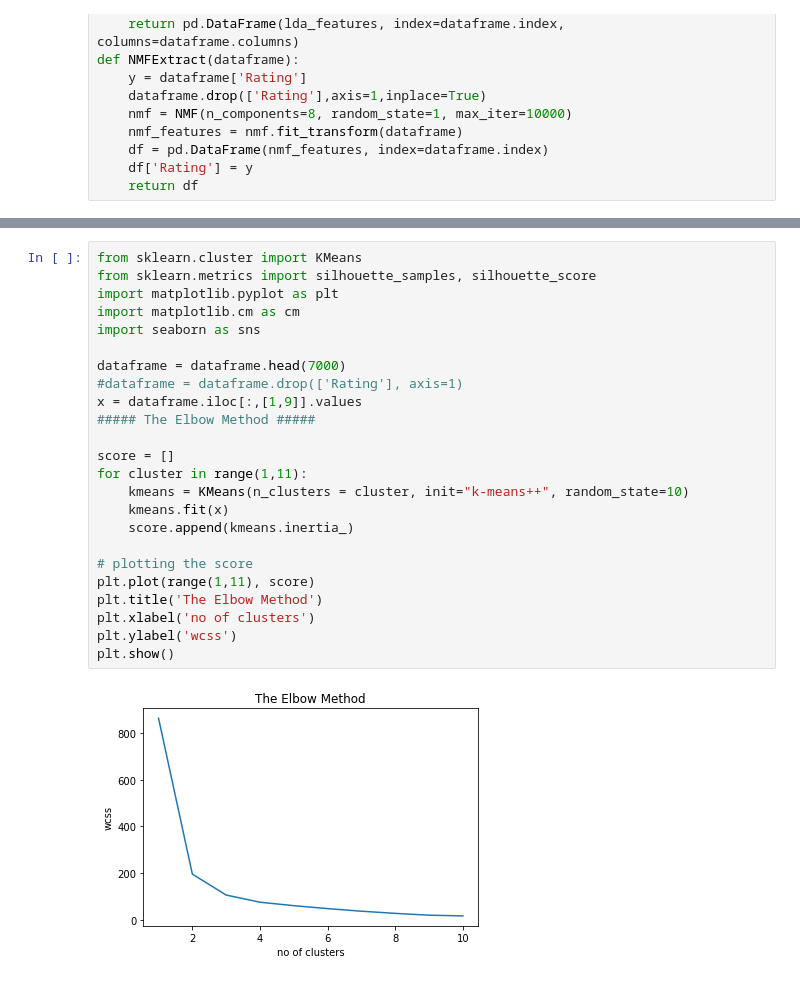
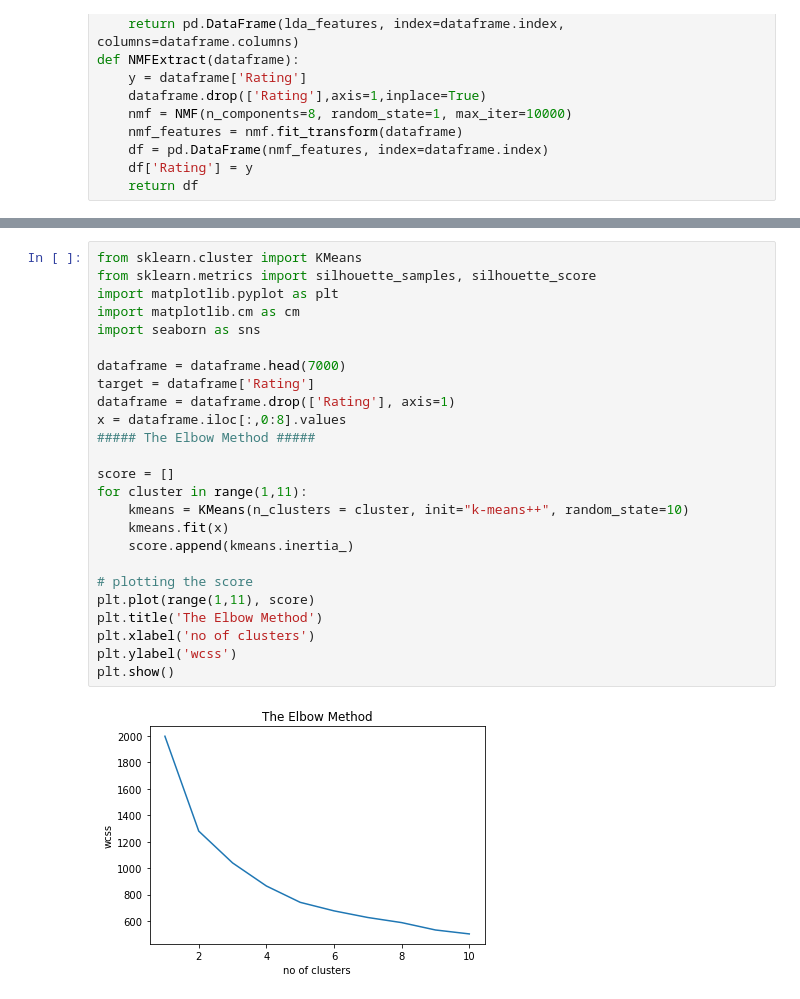
Before and after one commit to mirjanaz200/Play-Store-Clusterization, a Jupyter notebook: PlayStoreClusterization.ipynb, the cells around one changed output, grey strips where cells are left out. Cells and saved outputs as stored; diff of their text form.

```diff
--- a/PlayStoreClusterization.ipynb
+++ b/PlayStoreClusterization.ipynb
@@ -340,26 +344,27 @@ def rfecvSelection(dataframe):
 # %%
 from sklearn.cluster import KMeans
 from sklearn.metrics import silhouette_samples, silhouette_score
 import matplotlib.pyplot as plt
 import matplotlib.cm as cm
 import seaborn as sns
 
 dataframe = dataframe.head(7000)
-#dataframe = dataframe.drop(['Rating'], axis=1)
-x = dataframe.iloc[:,[1,9]].values
+target = dataframe['Rating']
+dataframe = dataframe.drop(['Rating'], axis=1)
+x = dataframe.iloc[:,0:8].values
 ##### The Elbow Method #####
 
 score = []
 for cluster in range(1,11):
     kmeans = KMeans(n_clusters = cluster, init="k-means++", random_state=10)
     kmeans.fit(x)
     score.append(kmeans.inertia_)
 
 # plotting the score
 plt.plot(range(1,11), score)
 plt.title('The Elbow Method')
 plt.xlabel('no of clusters')
 plt.ylabel('wcss')
 plt.show()
 # %% [output]
-[figure, old version]
+[figure, new version]
```
Also changed, not shown: parts of 3 cells of this notebook.
